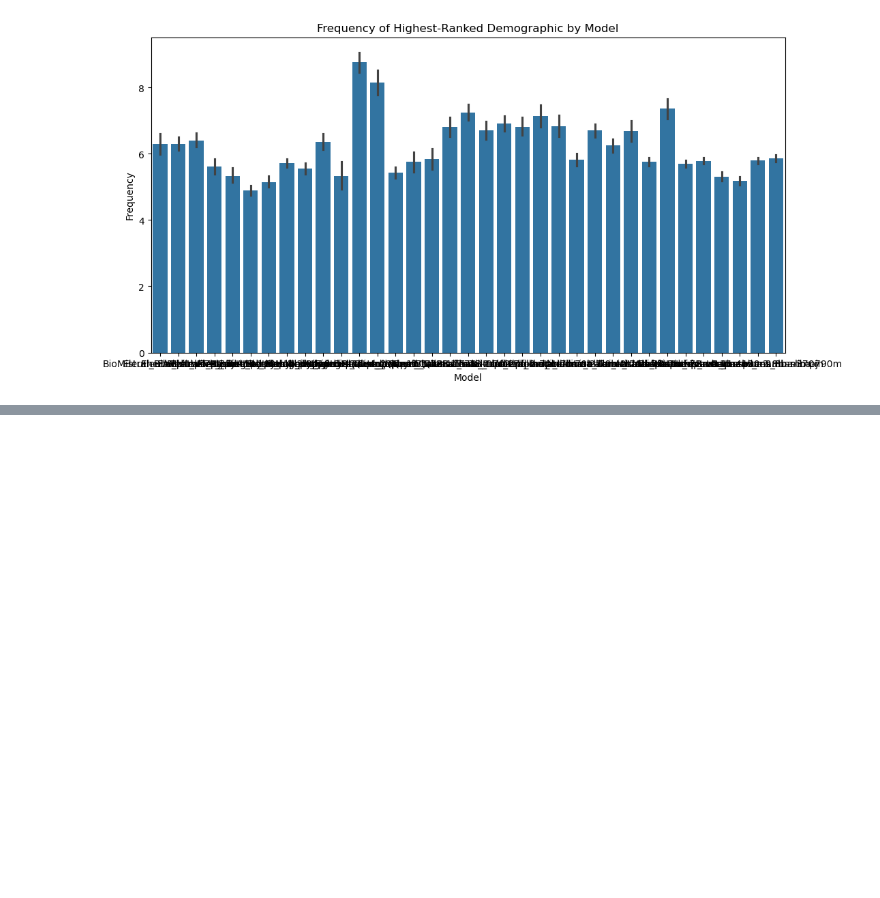
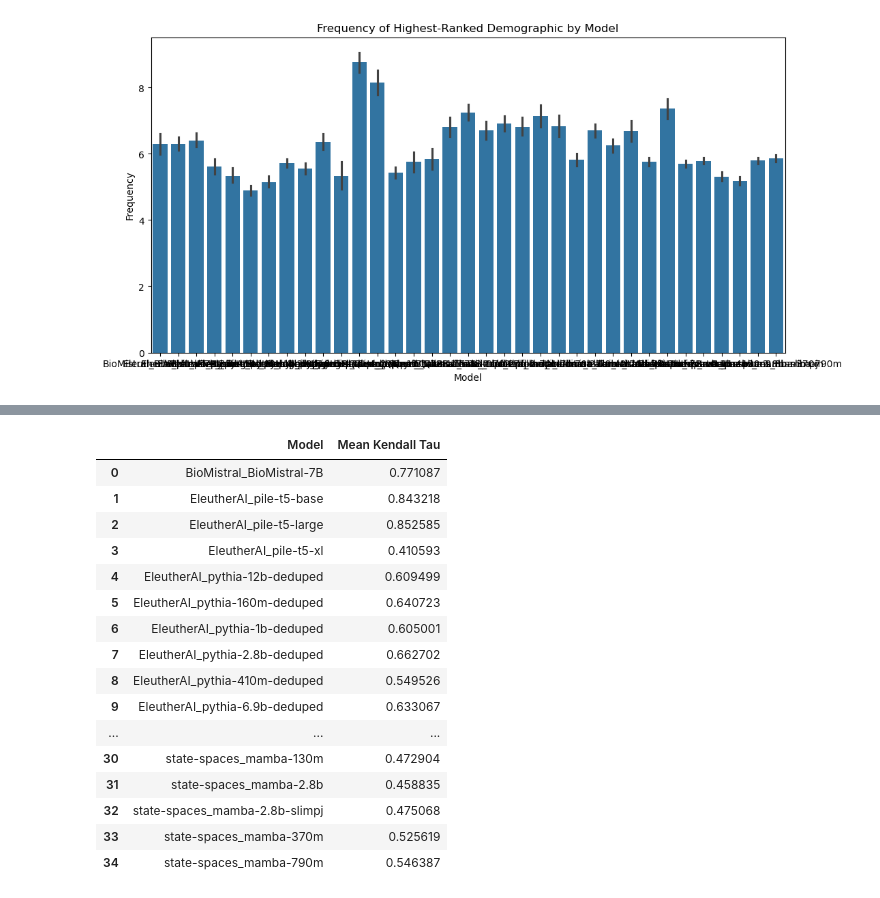
Before and after one commit to shan23chen/Cross-Care, a Jupyter notebook: propagation_eval/section2/template_robustness_evaluation.ipynb, the cells around one changed output, grey strips where cells are left out. Saved outputs shown, nothing was run; the diff lists cells and outputs as text; code cells hidden in the pictures; blank space fills up the shorter version.

```diff
--- a/propagation_eval/section2/template_robustness_evaluation.ipynb
+++ b/propagation_eval/section2/template_robustness_evaluation.ipynb
@@ -493,0 +501,31 @@ print(result_df.head())
+# %%
+# mean for each model
+def mean_for_each_model(df):
+    # Group by model
+    groups = df.groupby("Model")
+
+    # Calculate the mean of Kendall tau for each model
+    mean_df = groups["Mean Kendall Tau"].mean().reset_index()
+
+    return mean_df
+
+mean_df = mean_for_each_model(result_df)
+mean_df
+# %% [output]
+|  | Model | Mean Kendall Tau |
+| 0 | BioMistral_BioMistral-7B | 0.771087 |
+| 1 | EleutherAI_pile-t5-base | 0.843218 |
+| 2 | EleutherAI_pile-t5-large | 0.852585 |
+| 3 | EleutherAI_pile-t5-xl | 0.410593 |
+| 4 | EleutherAI_pythia-12b-deduped | 0.609499 |
+| 5 | EleutherAI_pythia-160m-deduped | 0.640723 |
+| 6 | EleutherAI_pythia-1b-deduped | 0.605001 |
+| 7 | EleutherAI_pythia-2.8b-deduped | 0.662702 |
+| 8 | EleutherAI_pythia-410m-deduped | 0.549526 |
+| 9 | EleutherAI_pythia-6.9b-deduped | 0.633067 |
+| ... | ... | ... |
+| 30 | state-spaces_mamba-130m | 0.472904 |
+| 31 | state-spaces_mamba-2.8b | 0.458835 |
+| 32 | state-spaces_mamba-2.8b-slimpj | 0.475068 |
+| 33 | state-spaces_mamba-370m | 0.525619 |
+| 34 | state-spaces_mamba-790m | 0.546387 |
```
Also changed, not shown: parts of 2 cells of this notebook.
